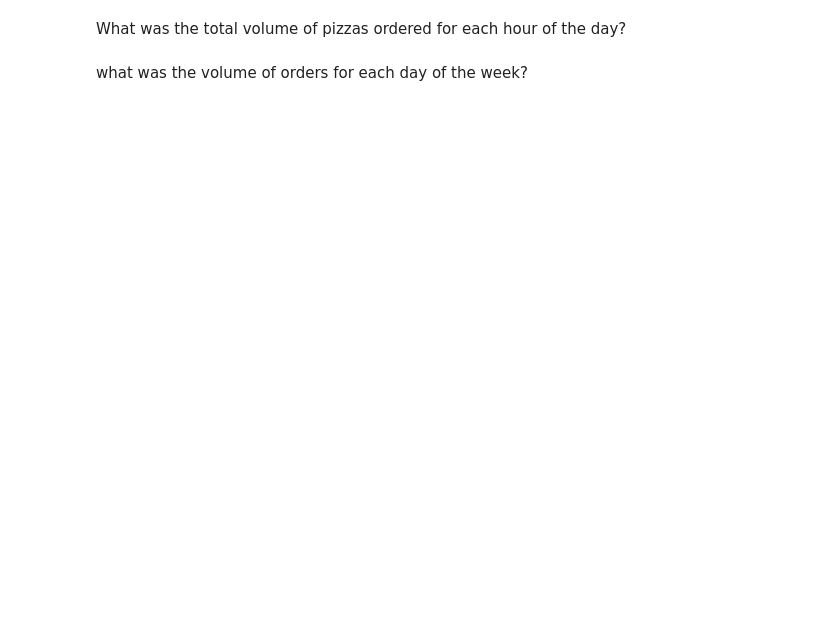
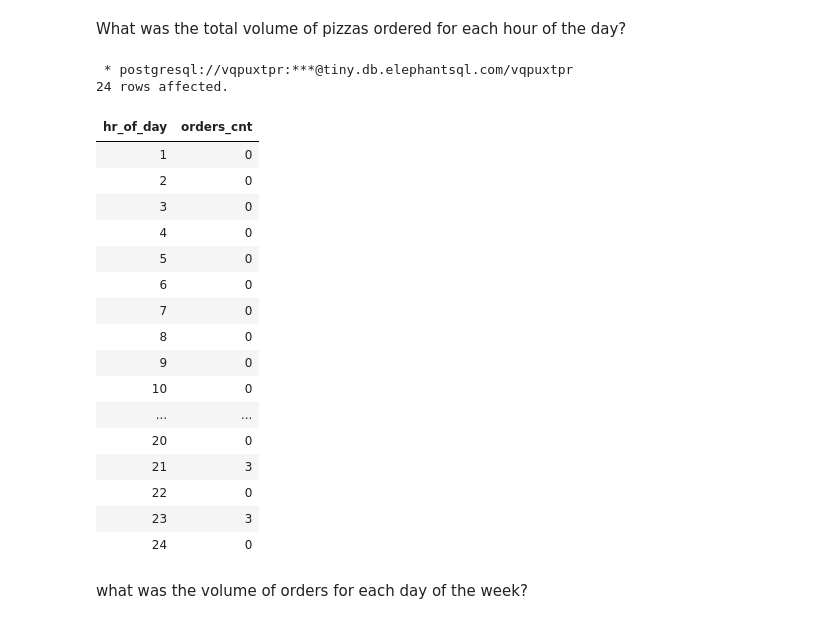
Before and after one commit to ishank296/8weekssqlchallenge, a Jupyter notebook: case_study_02.ipynb, the cells around one changed output. Saved outputs shown, nothing was run; the diff lists cells and outputs as text; code cells hidden in the pictures; blank space fills up the shorter version.

```diff
--- a/case_study_02.ipynb
+++ b/case_study_02.ipynb
@@ -303,4 +328,37 @@ How many pizzas were delivered that had both exclusions and extras?
 # %% [markdown]
   What was the total volume of pizzas ordered for each hour of the day?
+# %%
+%%sql
+with RECURSIVE hours as (
+  select 1 as hr
+  union all
+  select hr+1 from hours where hr < 24
+)
+Select h.hr as hr_of_day,
+       sum(case when c.order_id is null then 0 else 1 end) as orders_cnt
+from hours h left join customer_orders c
+         on h.hr = cast(extract(HOUR from c.order_time) as INTEGER)
+group by h.hr
+order by h.hr
+# %% [output]
+ * postgresql://vqpuxtpr:***@tiny.db.elephantsql.com/vqpuxtpr
+24 rows affected.
+| hr_of_day | orders_cnt |
+| 1 | 0 |
+| 2 | 0 |
+| 3 | 0 |
+| 4 | 0 |
+| 5 | 0 |
+| 6 | 0 |
+| 7 | 0 |
+| 8 | 0 |
+| 9 | 0 |
+| 10 | 0 |
+| ... | ... |
+| 20 | 0 |
+| 21 | 3 |
+| 22 | 0 |
+| 23 | 3 |
+| 24 | 0 |
 # %% [markdown]
 what was the volume of orders for each day of the week?
```
Also changed, not shown: parts of 3 cells of this notebook.
